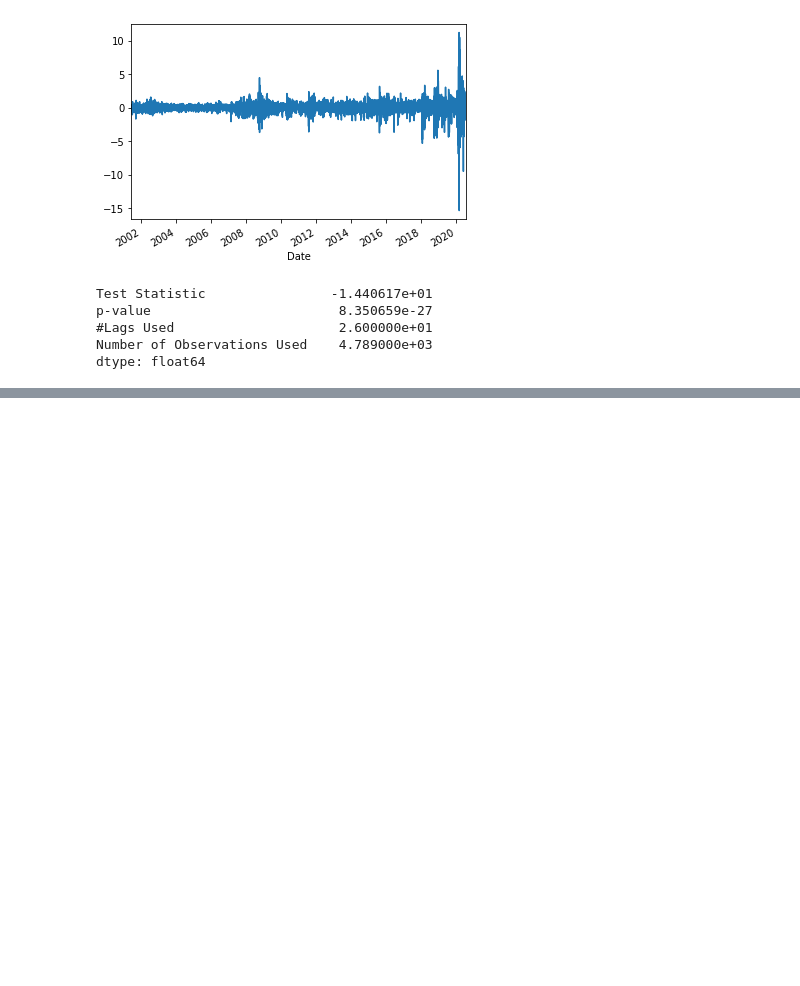
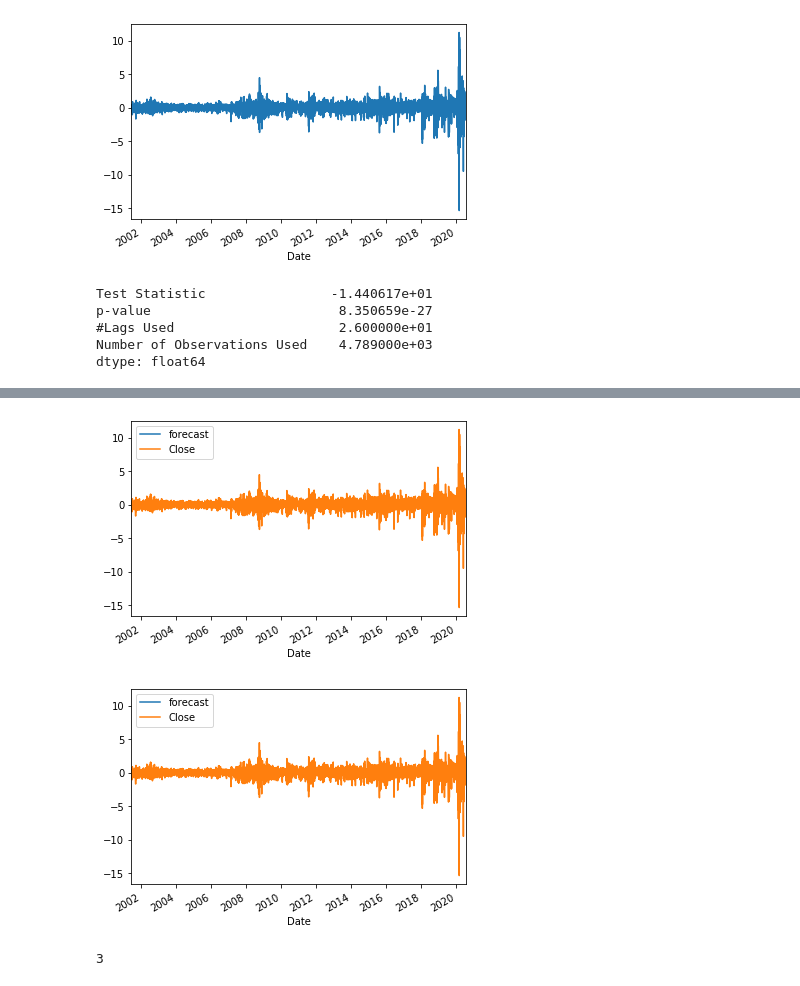
Before and after one commit to MKevinEvans/TensorFlow_stock_price_predictor, a Jupyter notebook: ARIMA_Model_VTI.ipynb, the cells around one changed output, grey strips where cells are left out. Cells and saved outputs as stored; diff of their text form; code cells hidden in the pictures; blank space fills up the shorter version.

```diff
--- a/ARIMA_Model_VTI.ipynb
+++ b/ARIMA_Model_VTI.ipynb
@@ -81,0 +117,9 @@ plot_acf(vti_diff.Close[1::], alpha=.05, lags=10)
+# %%
+model_fit.plot_predict()
+# %% [output]
+[figure, added]
+[figure, added]
+# %%
+model_fit.forecast()
+# %% [output]
+3
```
Also changed, not shown: parts of 5 cells of this notebook.
